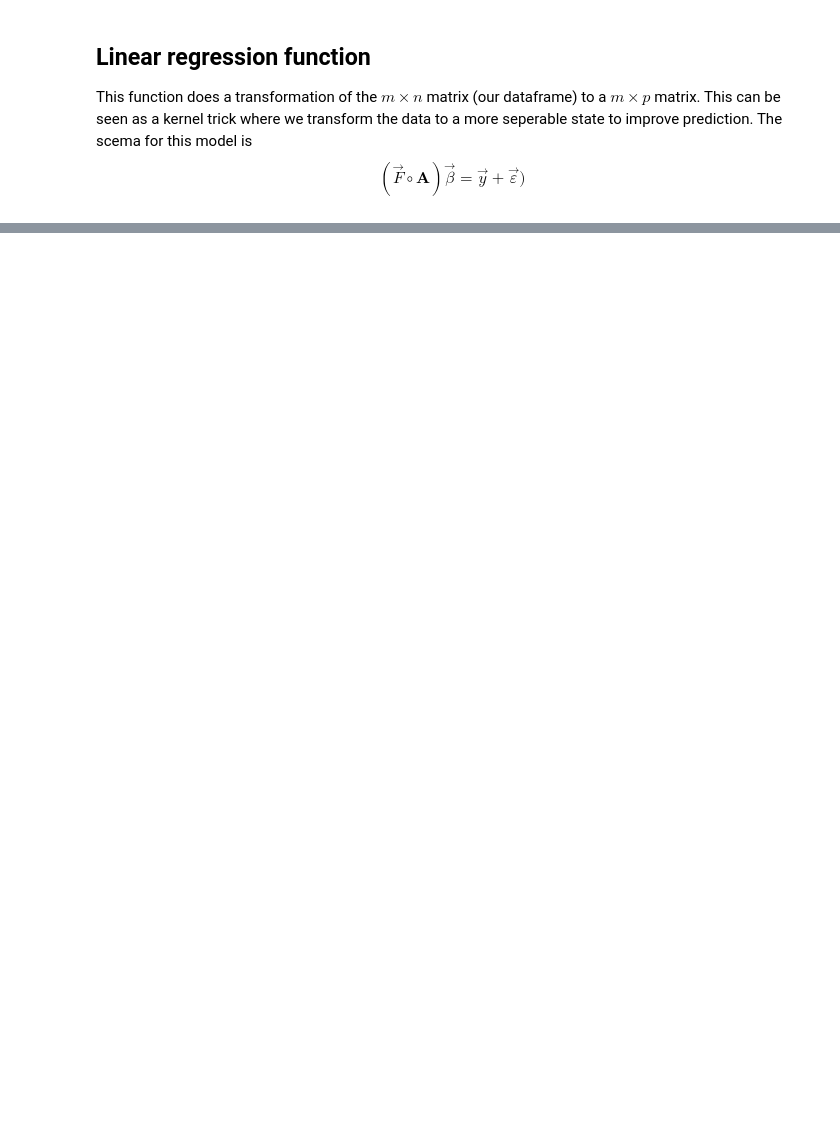
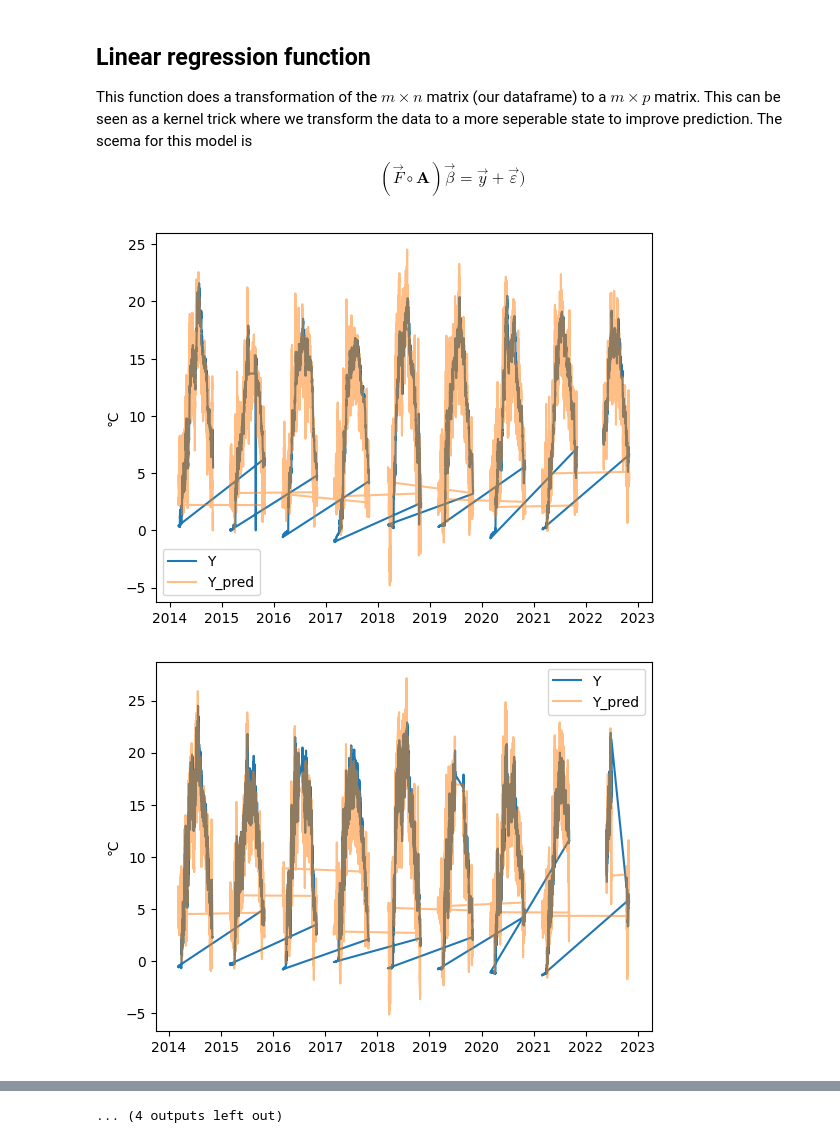
Before and after one commit to ConAltDelete/MT24CS, a Jupyter notebook: programs/python/modeling.ipynb, the cells around one changed output, grey strips where cells are left out. Drawn from its saved outputs; the diff is of its cells as text; code cells hidden in the pictures; blank space fills up the shorter version.

Commit message:
added My_tools and restructured modeling file

```diff
--- a/programs/python/modeling.ipynb
+++ b/programs/python/modeling.ipynb
@@ -261,71 +242,65 @@ df = time_nibio()
+# %%
+from sklearn.linear_model import LinearRegression
+from sklearn.model_selection import cross_validate
+
+region_score = dict()
+
+#global_plaugborg = LinearRegression(n_jobs = -1)
+#global_default = LinearRegression(n_jobs = -1)
+df = imputed_nibio_data.merge_layer(level = 1)
+#all_data_daily = concat_all(df).dropna().resample("D").mean()
+#all_data = concat_all(df).dropna()
 # %%
-from sklearn.linear_model import LinearRegression
-from sklearn.model_selection import cross_validate
-
-region_score = dict()
-
-#global_plaugborg = LinearRegression(n_jobs = -1)
-#global_default = LinearRegression(n_jobs = -1)
-
-all_data_daily = concat_all(df).dropna().resample("D").mean()
-all_data = concat_all(df).dropna()#.resample("D").mean()
-
 for area in nibio_id:
     score_list_plaugborg = []
     score_list_default = []
     plaugborg_model = LinearRegression(n_jobs = -1)
     default_model = LinearRegression(n_jobs = -1)
     for id in nibio_id[area]:
-        for year in df[id]:
-            mean_df = df[id][year]#.resample("D").mean()
+            mean_df = df[str(id)]#.resample("D").mean()
+            mean_df_no_time = mean_df.drop("Time",axis=1)
             data_no_na = mean_df.dropna()
+            mean_df_no_time = mean_df_no_time.dropna()
+
+            #air_decom = STL(data_no_na[:,"TM"]).fit()
+            #soil_decom = STL(data_no_na[:,"TJM20"]).fit()
 
             if len(data_no_na) < 2:
                 continue
 
             plaugborg_data = F_plauborg(data_no_na).dropna()
 
             # X_train, X_test, y_train, y_test = train_test_split(plauborg_data,df[22][2016].loc[:,"TJM10"])
             try:
-                scores_plaugborg = cross_validate(plaugborg_model, plaugborg_data, data_no_na.TJM20.iloc[data_no_na.shape[0]-plaugborg_data.shape[0]:],
+                scores_plaugborg = cross_validate(plaugborg_model, plaugborg_data, mean_df_no_time.TJM20.iloc[mean_df_no_time.shape[0]-plaugborg_data.shape[0]:],
                                         return_estimator=True,
                                         scoring = "neg_root_mean_squared_error",
                                         cv = 6)
-                scores_default = cross_validate(default_model, data_no_na.iloc[data_no_na.shape[0]-plaugborg_data.shape[0]:,[0,1]], data_no_na.TJM20.iloc[data_no_na.shape[0]-plaugborg_data.shape[0]:],
+                scores_default = cross_validate(default_model, mean_df_no_time.iloc[mean_df_no_time.shape[0]-plaugborg_data.shape[0]:,[0,1]], mean_df_no_time.TJM20.iloc[mean_df_no_time.shape[0]-plaugborg_data.shape[0]:],
                                         return_estimator=True,
                                         scoring = "neg_root_mean_squared_error",
                                         cv = 6)
 
-                #scores_plaugborg_g = cross_validate(global_plaugborg, plaugborg_data, data_no_na.TJM20.iloc[50:],
-                #                        return_estimator=True,
-                #                        scoring = "neg_root_mean_squared_error",
-                #                        cv = 6)
-                #scores_default_g = cross_validate(global_default, data_no_na.iloc[50:,[0,1]], data_no_na.TJM20.iloc[50:],
-                #                        return_estimator=True,
-                #                        scoring = "neg_root_mean_squared_error",
-                #                        cv = 6)
             except ValueError as msg:
-                print("something wrong: id:" + str(id) + " year:" + str(year))
+                print("something wrong: id:" + str(id))
                 raise ValueError(msg)
             score_list_plaugborg.append(scores_plaugborg)
             score_list_default.append(scores_default)
 
             max_score_p = np.argmax(scores_plaugborg["test_score"]) # finding the best
             max_score_d = np.argmax(scores_default["test_score"]) # finding the best
 
-            #max_score_pg = np.argmax(scores_plaugborg_g["test_score"]) # finding the best
-            #max_score_dg = np.argmax(scores_default_g["test_score"]) # finding the best
-
-            plauborg_model = scores_plaugborg["estimator"][max_score_p].fit(plaugborg_data,data_no_na.TJM20.iloc[data_no_na.shape[0]-plaugborg_data.shape[0]:])
-            default_model = scores_default["estimator"][max_score_d].fit(data_no_na.iloc[data_no_na.shape[0]-plaugborg_data.shape[0]:,[0,1]],data_no_na.TJM20.iloc[data_no_na.shape[0]-plaugborg_data.shape[0]:])
-
-            #global_plaugborg = scores_plaugborg_g["estimator"][max_score_pg].fit(plaugborg_data,data_no_na.TJM20.iloc[50:])
-            #global_default = scores_plaugborg_g["estimator"][max_score_dg].fit(data_no_na.iloc[50:,[0,1]],data_no_na.TJM20.iloc[50:])
+            plauborg_model = scores_plaugborg["estimator"][max_score_p].fit(plaugborg_data,mean_df_no_time.TJM20.iloc[mean_df_no_time.shape[0]-plaugborg_data.shape[0]:])
+            default_model = scores_default["estimator"][max_score_d].fit(mean_df_no_time.iloc[mean_df_no_time.shape[0]-plaugborg_data.shape[0]:,[0,1]],mean_df_no_time.TJM20.iloc[mean_df_no_time.shape[0]-plaugborg_data.shape[0]:])
+            y_pred = plauborg_model.predict(F_plauborg(data_no_na).dropna().loc[50:])
+            Y = pd.DataFrame(
+                zip(data_no_na.loc[:,"Time"].to_numpy().tolist(), y_pred.flatten()),
+                columns=["Time","Y_pred"])
+            show_plot([data_no_na.loc[:,["Time","TJM20"]],Y],{1:{"alpha":0.5}} )
+            plt.legend(["Jord temperatur 20cm","Jord temperatur 20cm predikert"])
+            plt.ylabel("℃")
+            plt.show()
     region_score[area] = {"default":np.mean(scores_plaugborg["test_score"]), "plaugborg":np.mean(scores_default["test_score"])}
-
-#gd = cross_validate(global_default, all_data.iloc[50:,[0,1]], all_data.TJM20.iloc[50:],
-#                                        scoring = "neg_root_mean_squared_error",
-#                                        cv = 6)
-#gp = cross_validate(global_plaugborg, F_plauborg(all_data_daily).iloc[50:], all_data_daily.TJM20.iloc[50:],
-#                                        scoring = "neg_root_mean_squared_error",
-#                                        cv = 6)
+# %% [output]
+[figure, added]
+[figure, added]
@@ -331,0 +317 @@ for area in nibio_id:
+... (4 outputs left out)
```
Also changed, not shown: parts of 23 cells of this notebook, 3 other files.
